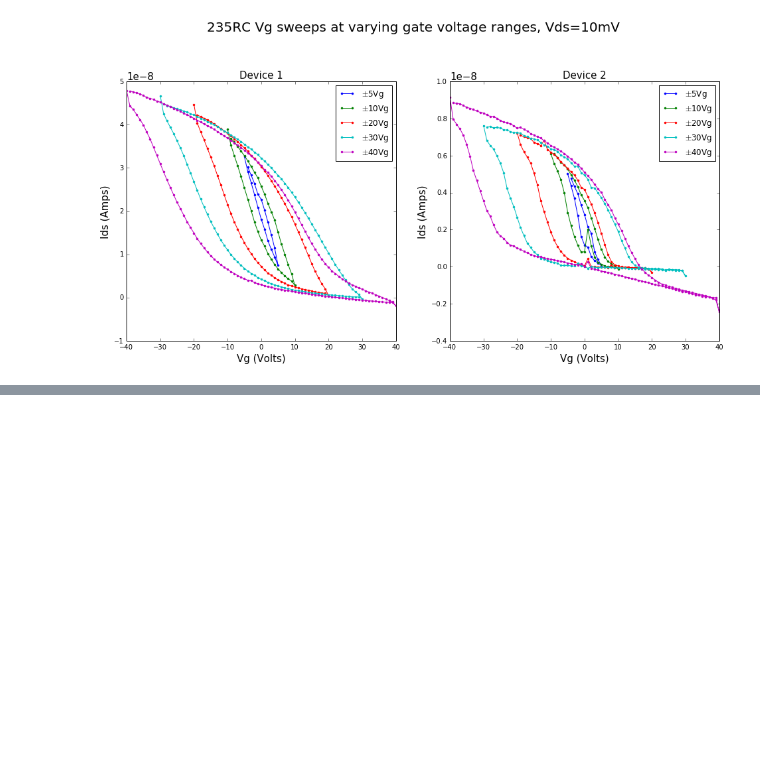
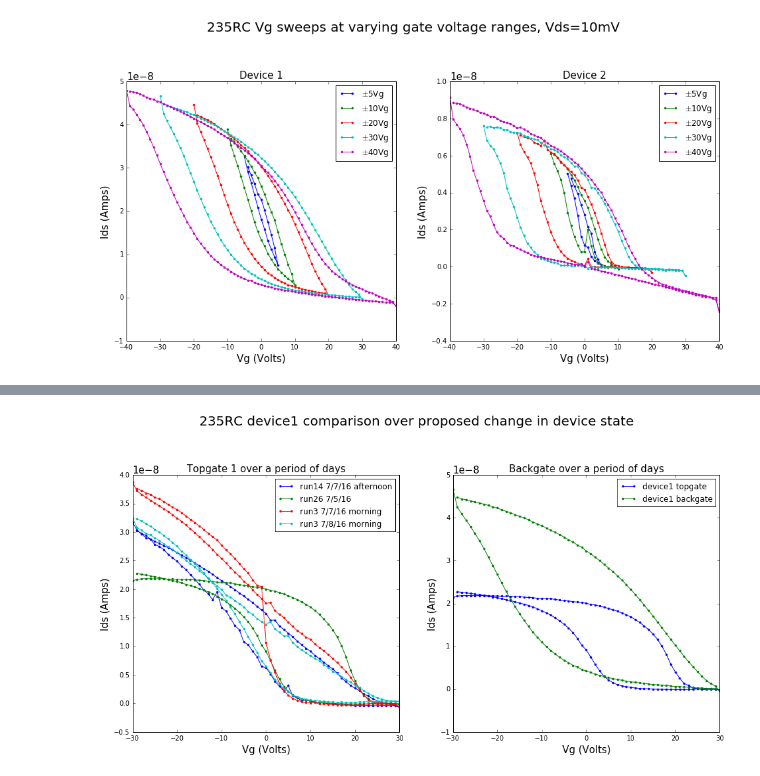
Before and after one commit to leobrowning92/slo-data-analysis, a Jupyter notebook: 235RC_analysis1_backgate.ipynb, the cells around one changed output, grey strips where cells are left out. Cells and saved outputs as stored; diff of their text form; code cells hidden in the pictures; blank space fills up the shorter version.

```diff
--- a/235RC_analysis1_backgate.ipynb
+++ b/235RC_analysis1_backgate.ipynb
@@ -349,3 +357,56 @@ offset_text.set_size(15)
+# %%
+
+
+def plotsweepstop(ax,paths,title,labels=""):
+    listir=os.listdir("235RC/")
+    for path in paths:
+        data=np.genfromtxt(path,skip_header=1)
+        if type(labels)!=list:
+            ax.plot(data[:,0],data[:,1],".-",label=path)
+        elif len(labels)==len(paths):
+            ax.plot(data[:,0],data[:,1],".-",label=labels[paths.index(path)])
+        else:
+            print("Missmatch between labels and plots")
+    ax.set_xlabel("Vg (Volts)",fontsize=15)
+    ax.set_ylabel("Ids (Amps)",fontsize=15)
+    ax.set_title(title,fontsize=15)
+    ax.legend()
+
+paths1=[
+    "235RC/235RC_pin03-13_VgIds_Vds10mV_Vg0_pin01Vtop30updown_2016-07-07_run14.txt",
+    "235RC/235RC_pin03-13_VgIds_Vds10mV_Vg0_pin01Vtop30updown_2016-07-05_run26.txt",
+    "235RC/235RC_pin03-13_VgIds_Vds10mV_Vg0_pin01Vtop30updown_2016-07-07_run3.txt",
+    "235RC/235RC_pin03-13_VgIds_Vds10mV_Vg0_pin01Vtop30updown_2016-07-08_run3.txt"
+]
+paths2=[
+    "235RC/235RC_pin03-13_VgIds_Vds10mV_Vg30updown_2016-07-01_run10.txt",
+    "235RC/235RC_pin03-13_VgIds_Vds10mV_Vg30updown_2016-07-07_run13.txt"
+]
+labels1=["run14 7/7/16 afternoon","run26 7/5/16","run3 7/7/16 morning","run3 7/8/16 morning"]
+labels2=["run10 7/1/16","run13 7/7/16"]
+# listdir=os.listdir("235RC/")
+# for path in listdir:
+#     if "2016-07-07" in path :
+#         if "VgIds" in path and "Vg30" in path    :
+#             paths1.append(os.path.join("235RC",path))
+#         elif "VgIds" in path and "Vtop30" and "pin1" in path:
+#             paths2.append(os.path.join("235RC",path))
+
+# print(paths1,paths2)
+
+fig=plt.figure(figsize=(16,7))
+ax1=plt.subplot(121)
+plotsweepstop(ax1,paths1,"Topgate 1 over a period of days",labels=labels1)
+ax2=plt.subplot(122)
+plotsweepstop(ax2,[paths1[1],paths2[0]],"Backgate over a period of days",labels=["device1 topgate","device1 backgate"])
+
+fig.suptitle("235RC device1 comparison over proposed change in device state",fontsize=20,y=1.08)
+offset_text = ax1.yaxis.get_offset_text()
+offset_text.set_size(15)
+offset_text = ax2.yaxis.get_offset_text()
+offset_text.set_size(15)
+# %% [output]
+[figure, added]
 # %%
 
 
```
Also changed, not shown: parts of 13 cells of this notebook, 7 other files.
